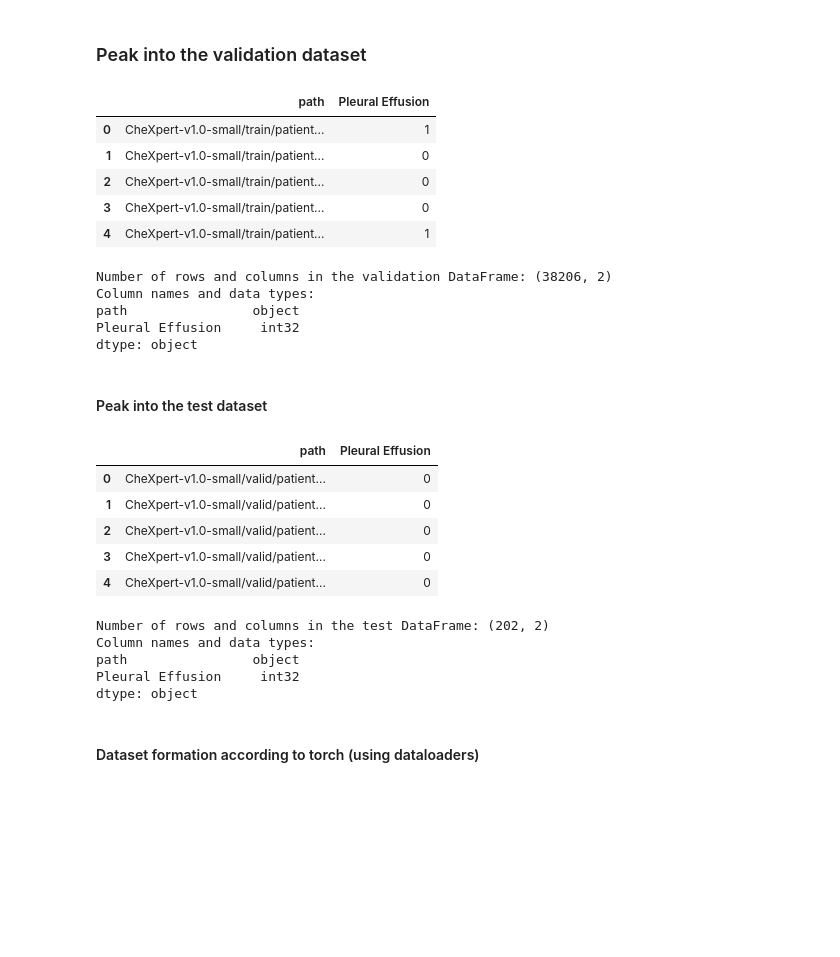
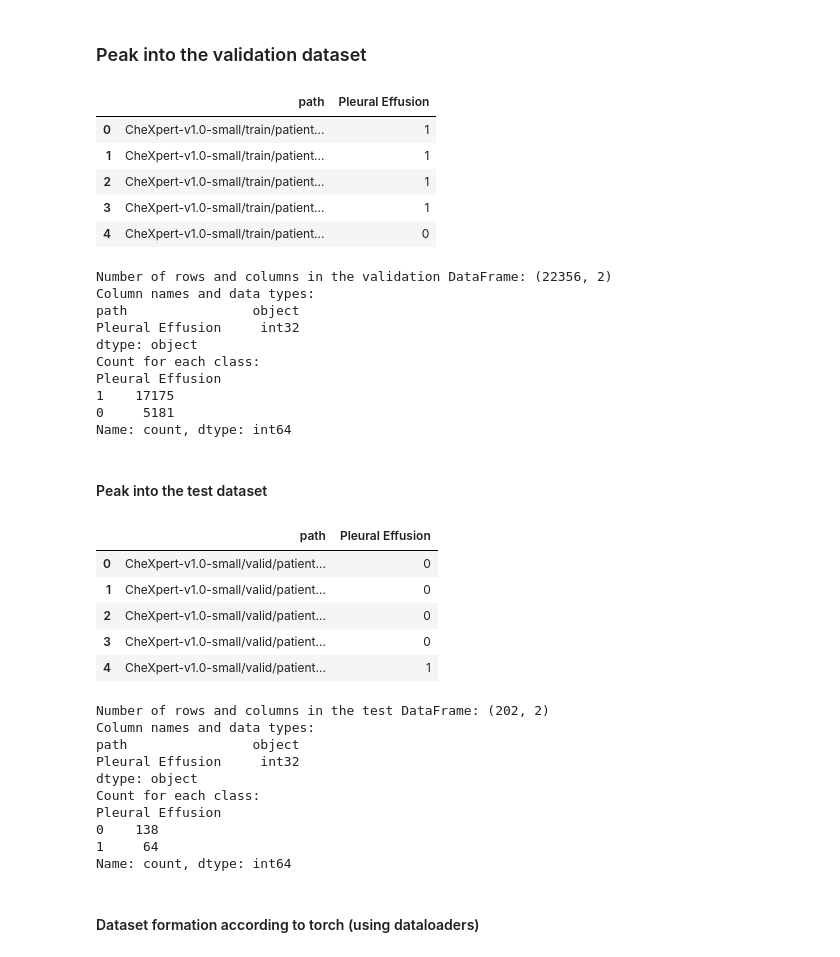
Before and after one commit to BarGinger/ExplainableAIRadiology, a Jupyter notebook: train_model.ipynb, the cells around one changed output. Drawn from its saved outputs; the diff is of its cells as text; code cells hidden in the pictures; blank space fills up the shorter version.

```diff
--- a/train_model.ipynb
+++ b/train_model.ipynb
@@ -174,23 +190,34 @@ Name: count, dtype: int64
 # %%
 # Print some information about the validtion DataFrame
 # Set pandas display options to show all columns
 display(validation_df.head())
 print("Number of rows and columns in the validation DataFrame:", validation_df.shape)
 # Print the column names and their data types
 print("Column names and data types:")
 print(validation_df.dtypes)
+
+# Count the occurrences of each unique value in the "Pleural Effusion" column
+pleural_effusion_counts = validation_df['Pleural Effusion'].value_counts()
+
+# Print the counts for each class
+print(f"Count for each class:\n{pleural_effusion_counts}")
 # %% [output]
 |  | path | Pleural Effusion |
 | 0 | CheXpert-v1.0-small/train/patient... | 1 |
-| 1 | CheXpert-v1.0-small/train/patient... | 0 |
-| 2 | CheXpert-v1.0-small/train/patient... | 0 |
-| 3 | CheXpert-v1.0-small/train/patient... | 0 |
-| 4 | CheXpert-v1.0-small/train/patient... | 1 |
+| 1 | CheXpert-v1.0-small/train/patient... | 1 |
+| 2 | CheXpert-v1.0-small/train/patient... | 1 |
+| 3 | CheXpert-v1.0-small/train/patient... | 1 |
+| 4 | CheXpert-v1.0-small/train/patient... | 0 |
-Number of rows and columns in the validation DataFrame: (38206, 2)
+Number of rows and columns in the validation DataFrame: (22356, 2)
 Column names and data types:
 path                object
 Pleural Effusion     int32
 dtype: object
+Count for each class:
+Pleural Effusion
+1    17175
+0     5181
+Name: count, dtype: int64
 # %% [markdown]
 #### Peak into the test dataset
 # %%
@@ -201,18 +228,30 @@ print("Number of rows and columns in the test DataFrame:", test_df.shape)
 # Print the column names and their data types
 print("Column names and data types:")
 print(test_df.dtypes)
+
+
+# Count the occurrences of each unique value in the "Pleural Effusion" column
+pleural_effusion_counts = test_df['Pleural Effusion'].value_counts()
+
+# Print the counts for each class
+print(f"Count for each class:\n{pleural_effusion_counts}")
 # %% [output]
 |  | path | Pleural Effusion |
 | 0 | CheXpert-v1.0-small/valid/patient... | 0 |
 | 1 | CheXpert-v1.0-small/valid/patient... | 0 |
 | 2 | CheXpert-v1.0-small/valid/patient... | 0 |
 | 3 | CheXpert-v1.0-small/valid/patient... | 0 |
-| 4 | CheXpert-v1.0-small/valid/patient... | 0 |
+| 4 | CheXpert-v1.0-small/valid/patient... | 1 |
 Number of rows and columns in the test DataFrame: (202, 2)
 Column names and data types:
 path                object
 Pleural Effusion     int32
 dtype: object
+Count for each class:
+Pleural Effusion
+0    138
+1     64
+Name: count, dtype: int64
 # %% [markdown]
 #### Dataset formation according to torch (using dataloaders)
 # %%
```
Also changed, not shown: parts of 7 cells of this notebook, 6 other files.
